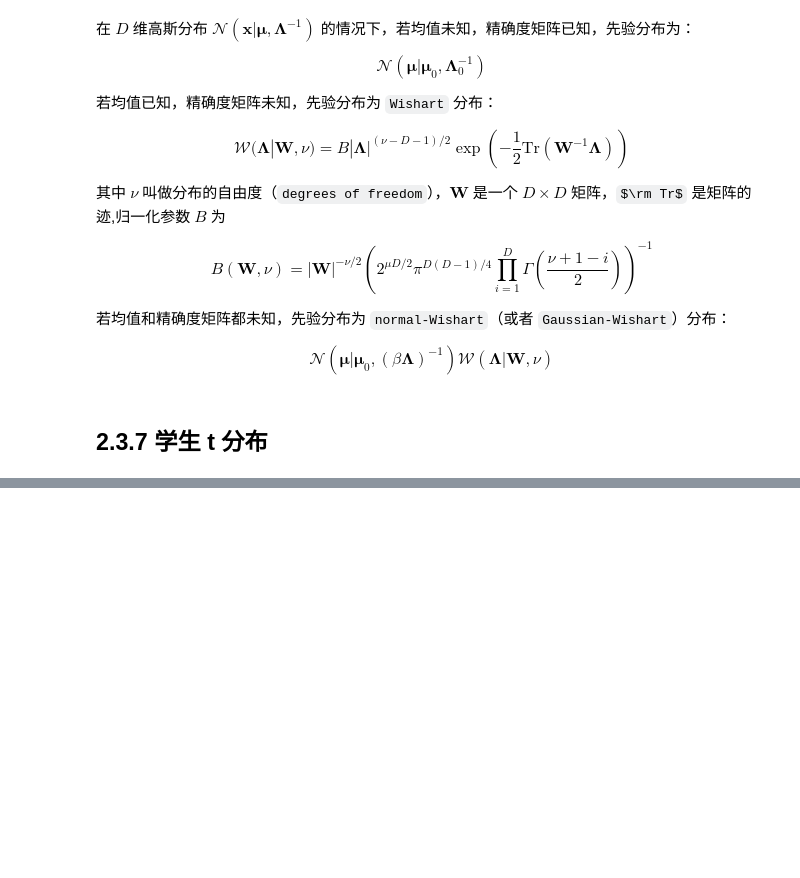
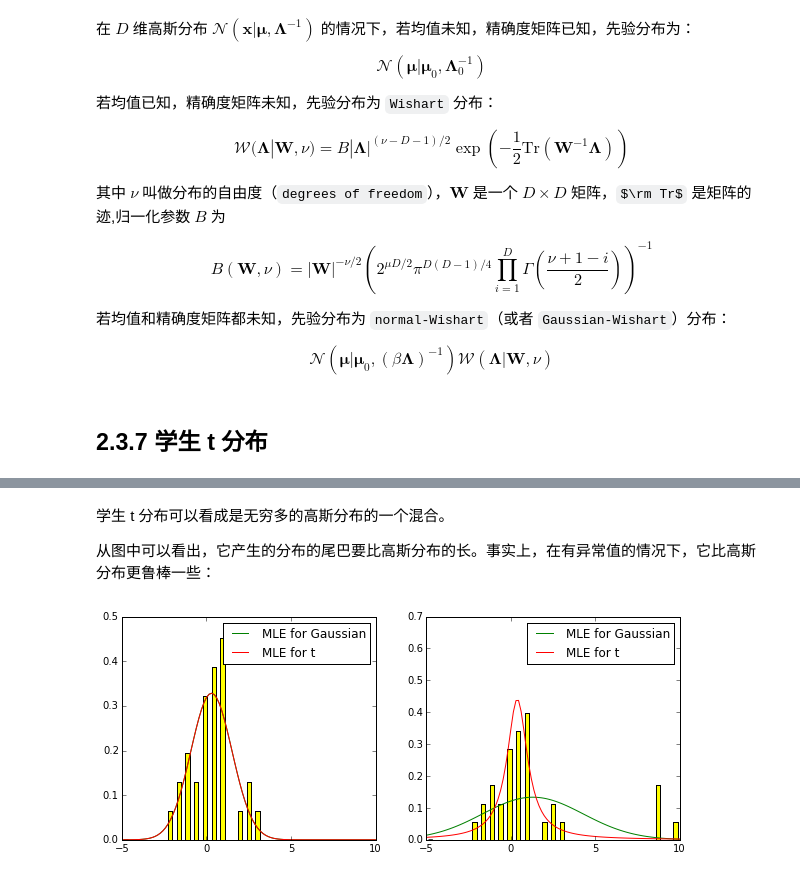
Before and after one commit to wanghaisheng/notes-machine-learning, a Jupyter notebook: Pattern-Recognition-and-Machine-Learning/Chap-02-Probability-Distributions/02-03-The-Gaussian-Distribution.ipynb, the cells around one changed output, grey strips where cells are left out. Saved outputs shown, nothing was run; the diff lists cells and outputs as text; code cells hidden in the pictures; some formulas as TeX source; blank space fills up the shorter version.

```diff
--- a/Pattern-Recognition-and-Machine-Learning/Chap-02-Probability-Distributions/02-03-The-Gaussian-Distribution.ipynb
+++ b/Pattern-Recognition-and-Machine-Learning/Chap-02-Probability-Distributions/02-03-The-Gaussian-Distribution.ipynb
@@ -1160,0 +1216,56 @@ $$
+# %% [markdown]
+学生 t 分布可以看成是无穷多的高斯分布的一个混合。
+
+从图中可以看出，它产生的分布的尾巴要比高斯分布的长。事实上，在有异常值的情况下，它比高斯分布更鲁棒一些：
+# %%
+from scipy.stats import t, norm, uniform
+
+tt = norm.rvs(size=30)
+xx = np.linspace(-5, 10, 100)
+
+fig, axes = plt.subplots(1, 2, figsize=(10, 4))
+
+axes[0].hist(tt,
+             normed=True,
+             rwidth=0.5,
+             color="yellow",
+             bins = np.linspace(-5, 10, 30))
+
+axes[0].set_xlim(-5, 10)
+axes[0].set_xticks([-5, 0, 5, 10])
+axes[1].set_ylim(0, 0.7)
+
+l, s = norm.fit(tt)
+
+axes[0].plot(xx, norm.pdf(xx, loc=l, scale=s), 'g')
+
+d, l, s = t.fit(tt)
+axes[0].plot(xx, t.pdf(xx, df=d, loc=l, scale=s), 'r')
+
+axes[0].legend(["MLE for Gaussian", "MLE for t"])
+
+
+tt1 = np.hstack([tt, uniform.rvs(size=4, loc=8, scale=2)])
+
+axes[1].hist(tt1,
+             normed=True,
+             rwidth=0.5,
+             color="yellow",
+             bins = np.linspace(-5, 10, 30))
+
+axes[1].set_xlim(-5, 10)
+axes[1].set_ylim(0, 0.7)
+axes[1].set_xticks([-5, 0, 5, 10])
+
+l, s = norm.fit(tt1)
+
+axes[1].plot(xx, norm.pdf(xx, loc=l, scale=s), 'g')
+
+d, l, s = t.fit(tt1)
+axes[1].plot(xx, t.pdf(xx, df=d, loc=l, scale=s), 'r')
+
+axes[1].legend(["MLE for Gaussian", "MLE for t"])
+
+plt.show()
+# %% [output]
+[figure, added]
```
Also changed, not shown: parts of 7 cells of this notebook, 2 other files.
